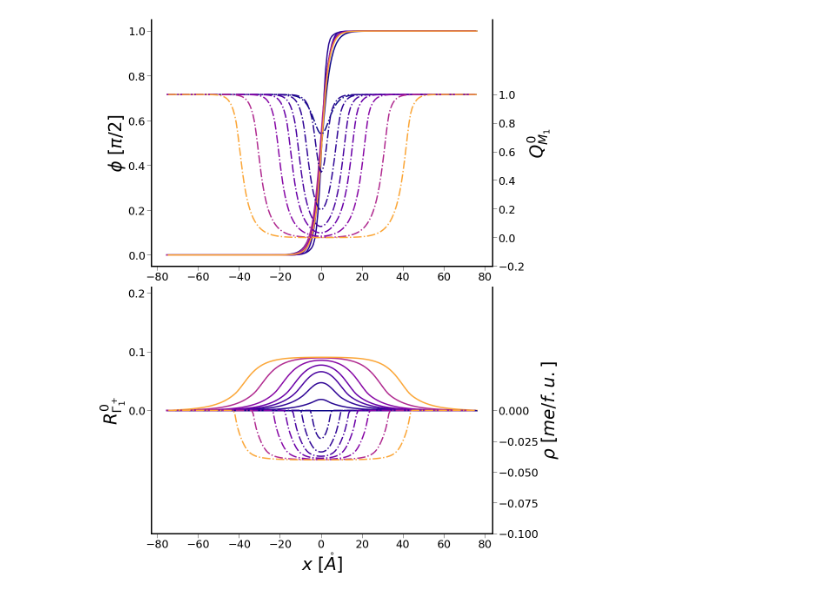
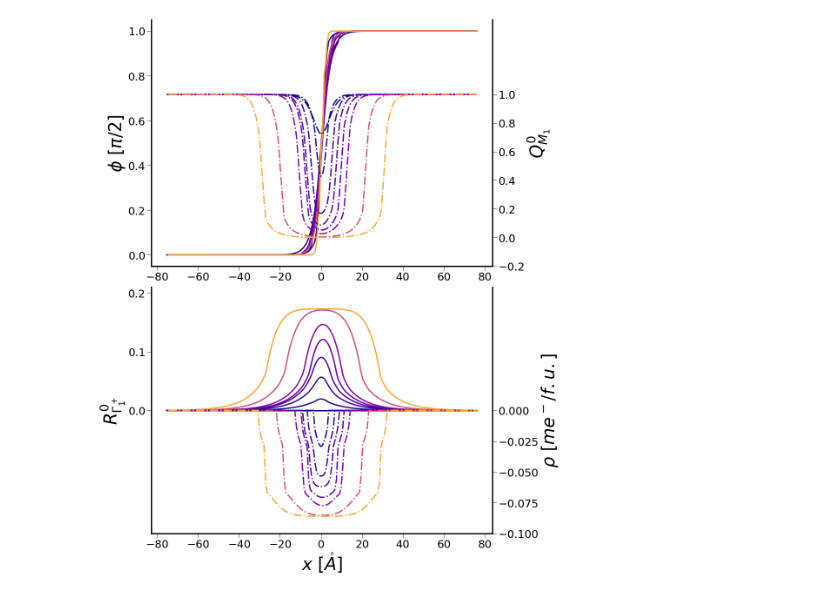
Before and after one commit to noemas/WO3, a Jupyter notebook: LG_BETA/Domain_Wall_Plots.ipynb, the cells around one changed output. Saved outputs shown, nothing was run; the diff lists cells and outputs as text; code cells hidden in the pictures.

Commit message:
data

```diff
--- a/LG_BETA/Domain_Wall_Plots.ipynb
+++ b/LG_BETA/Domain_Wall_Plots.ipynb
@@ -7,51 +7,51 @@ import sys
 #from IPython.core.display import display, HTML
 #display(HTML("<style>.container { width:60% !important; }</style>"))
 
+#Neel_filenames = ["DATA/DOMAIN_WALLS/n201_e0.Neel_varQ_charge",
+#                  "DATA/DOMAIN_WALLS/n201_e002.Neel_varQ_charge",
+#                  "DATA/DOMAIN_WALLS/n201_e006.Neel_varQ_charge",
+#                  "DATA/DOMAIN_WALLS/n201_e01.Neel_varQ_charge",
+#                  "DATA/DOMAIN_WALLS/n201_e014.Neel_varQ_charge",
+#                  "DATA/DOMAIN_WALLS/n201_e02.Neel_varQ_charge",
+#                  "DATA/DOMAIN_WALLS/n201_e03.Neel_varQ_charge",
+#                  "DATA/DOMAIN_WALLS/n201_e04.Neel_varQ_charge"
+#                  ]
+#
+#Ising_filenames = ["DATA/DOMAIN_WALLS/n201_e0.Ising_charge",
+#                  "DATA/DOMAIN_WALLS/n201_e002.Ising_charge",
+#                  "DATA/DOMAIN_WALLS/n201_e006.Ising_charge",
+#                  "DATA/DOMAIN_WALLS/n201_e01.Ising_charge",
+#                  "DATA/DOMAIN_WALLS/n201_e014.Ising_charge",
+#                  "DATA/DOMAIN_WALLS/n201_e02.Ising_charge",
+#                  "DATA/DOMAIN_WALLS/n201_e03.Ising_charge",
+#                  "DATA/DOMAIN_WALLS/n201_e04.Ising_charge"
+#                  ]
+#
+#
+#charges = [0, 2e-2, 3e-2, 6e-2, 1e-1, 1.4e-1, 2e-1, 4e-1]
+
+#lowcp
 Neel_filenames = ["DATA/DOMAIN_WALLS/n201_e0.Neel_varQ_charge",
-                  "DATA/DOMAIN_WALLS/n201_e002.Neel_varQ_charge",
-                  "DATA/DOMAIN_WALLS/n201_e006.Neel_varQ_charge",
-                  "DATA/DOMAIN_WALLS/n201_e01.Neel_varQ_charge",
-                  "DATA/DOMAIN_WALLS/n201_e014.Neel_varQ_charge",
-                  "DATA/DOMAIN_WALLS/n201_e02.Neel_varQ_charge",
-                  "DATA/DOMAIN_WALLS/n201_e03.Neel_varQ_charge",
-                  "DATA/DOMAIN_WALLS/n201_e04.Neel_varQ_charge"
+                  "DATA/DOMAIN_WALLS/n201_e002_lowcp.Neel_varQ_charge",
+                  "DATA/DOMAIN_WALLS/n201_e006_lowcp.Neel_varQ_charge",
+                  "DATA/DOMAIN_WALLS/n201_e01_lowcp.Neel_varQ_charge",
+                  "DATA/DOMAIN_WALLS/n201_e014_lowcp.Neel_varQ_charge",
+                  "DATA/DOMAIN_WALLS/n201_e02_lowcp.Neel_varQ_charge",
+                  "DATA/DOMAIN_WALLS/n201_e04_lowcp.Neel_varQ_charge",
+                  "DATA/DOMAIN_WALLS/n201_e06_lowcp.Neel_varQ_charge"
+                 ]
+
+Ising_filenames = ["DATA/DOMAIN_WALLS/n201_e0.Ising_charge",
+                  "DATA/DOMAIN_WALLS/n201_e002_lowcp.Ising_charge",
+                  "DATA/DOMAIN_WALLS/n201_e006_lowcp.Ising_charge",
+                  "DATA/DOMAIN_WALLS/n201_e01_lowcp.Ising_charge",
+                  "DATA/DOMAIN_WALLS/n201_e014_lowcp.Ising_charge",
+                  "DATA/DOMAIN_WALLS/n201_e02_lowcp.Ising_charge",
+                  "DATA/DOMAIN_WALLS/n201_e04_lowcp.Ising_charge",
+                  "DATA/DOMAIN_WALLS/n201_e06_lowcp.Ising_charge"
                   ]
 
-Ising_filenames = ["DATA/DOMAIN_WALLS/n201_e0.Ising_charge",
-                  "DATA/DOMAIN_WALLS/n201_e002.Ising_charge",
-                  "DATA/DOMAIN_WALLS/n201_e006.Ising_charge",
-                  "DATA/DOMAIN_WALLS/n201_e01.Ising_charge",
-                  "DATA/DOMAIN_WALLS/n201_e014.Ising_charge",
-                  "DATA/DOMAIN_WALLS/n201_e02.Ising_charge",
-                  "DATA/DOMAIN_WALLS/n201_e03.Ising_charge",
-                  "DATA/DOMAIN_WALLS/n201_e04.Ising_charge"
-                  ]
-
-
-charges = [0, 2e-2, 3e-2, 6e-2, 1e-1, 1.4e-1, 2e-1, 4e-1]
-
-#lowcp
-#Neel_filenames = ["DATA/DOMAIN_WALLS/n201_e0.Neel_varQ_charge",
-#                  "DATA/DOMAIN_WALLS/n201_e002_lowcp.Neel_varQ_charge",
-#                  "DATA/DOMAIN_WALLS/n201_e006_lowcp.Neel_varQ_charge",
-#                  "DATA/DOMAIN_WALLS/n201_e01_lowcp.Neel_varQ_charge",
-#                  "DATA/DOMAIN_WALLS/n201_e014_lowcp.Neel_varQ_charge",
-#                  "DATA/DOMAIN_WALLS/n201_e02_lowcp.Neel_varQ_charge",
-#                  "DATA/DOMAIN_WALLS/n201_e04_lowcp.Neel_varQ_charge",
-#                  "DATA/DOMAIN_WALLS/n201_e06_lowcp.Neel_varQ_charge"
-#                 ]
-#
-#Ising_filenames = ["DATA/DOMAIN_WALLS/n201_e0.Ising_charge",
-#                  "DATA/DOMAIN_WALLS/n201_e002_lowcp.Ising_charge",
-#                  "DATA/DOMAIN_WALLS/n201_e006_lowcp.Ising_charge",
-#                  "DATA/DOMAIN_WALLS/n201_e01_lowcp.Ising_charge",
-#                  "DATA/DOMAIN_WALLS/n201_e014_lowcp.Ising_charge",
-#                  "DATA/DOMAIN_WALLS/n201_e02_lowcp.Ising_charge",
-#                  "DATA/DOMAIN_WALLS/n201_e04_lowcp.Ising_charge",
-#                  "DATA/DOMAIN_WALLS/n201_e06_lowcp.Ising_charge"
-#                  ]
-#
-#charges = [0, 2e-2, 6e-2, 1e-1, 1.4e-1, 2e-1, 4e-1, 6e-1]
+charges = [0, 2e-2, 6e-2, 1e-1, 1.4e-1, 2e-1, 4e-1, 6e-1]
 
 
 #_________________________________________________________#
@@ -151,7 +151,7 @@ ax.set_ylim(-0.21, 0.21)
 ax2.set_ylim(-0.1, 0.1)
 ax.set_xlabel("$x \ [\mathring{A}]$", fontsize=40)
 ax.set_ylabel(r"$R^{0}_{\Gamma_1^+}$", fontsize=40)
-ax2.set_ylabel(r"$\rho \ [me/f.u.]$", fontsize=40)
+ax2.set_ylabel(r"$\rho \ [me^-/f.u.]$", fontsize=40)
 
 ax.tick_params(axis="both", length=10, labelsize=25)
 ax2.tick_params(axis="both", length=10, labelsize=25)
@@ -171,7 +171,7 @@ ax2.spines['bottom'].set_linewidth(3)
 ax2.spines['right'].set_linewidth(3)
 
 plt.tight_layout()
-plt.savefig('FIGS/Neel_charge.eps', bbox_inches='tight')
+plt.savefig('FIGS/Neel_charge_lowcp.eps', bbox_inches='tight')
 
 
 
@@ -208,33 +208,33 @@ for i, file in enumerate(Ising_files):
     ax.plot(file[:,0], file[:,2], linewidth=3, color=colormap(norm(charges[i])))
     ax2.plot(file[:,0], file[:,3], linestyle='-.', linewidth=3, color=colormap(norm(charges[i])))
 
 
 ax.set_ylim(-0.21, 0.21)
 ax2.set_ylim(-0.1, 0.1)
 ax.set_ylabel(r"$R^{0}_{\Gamma_1^+}$", fontsize=40)
-ax2.set_ylabel(r"$\rho \ [me/f.u.]$", fontsize=40)
+ax2.set_ylabel(r"$\rho \ [me^-/f.u.]$", fontsize=40)
 ax.set_xlabel("$x \ [\mathring{A}]$", fontsize=40)
 
 ax.tick_params(axis="both", length=10, labelsize=25)
 ax2.tick_params(axis="both", length=10, labelsize=25)
 yticks = ax.get_yticks()
 ax.set_yticks(yticks[3:-1])
 y2ticks = ax2.get_yticks()
 ax2.set_yticks(y2ticks[0:5])
 
 ax.spines['top'].set_visible(False)
 ax2.spines['top'].set_visible(False)
 
 ax.spines['left'].set_linewidth(3)
 ax.spines['bottom'].set_linewidth(3)
 ax.spines['right'].set_linewidth(3)
 ax2.spines['left'].set_linewidth(3)
 ax2.spines['bottom'].set_linewidth(3)
 ax2.spines['right'].set_linewidth(3)
 
 plt.tight_layout()
-plt.savefig('FIGS/Ising_charge.eps', bbox_inches='tight')
+plt.savefig('FIGS/Ising_charge_lowcp.eps', bbox_inches='tight')
 
 plt.show()
 # %% [output]
-[figure, old version]
+[figure, new version]
```
Also changed, not shown: parts of 1 cell of this notebook, 11 other files.
